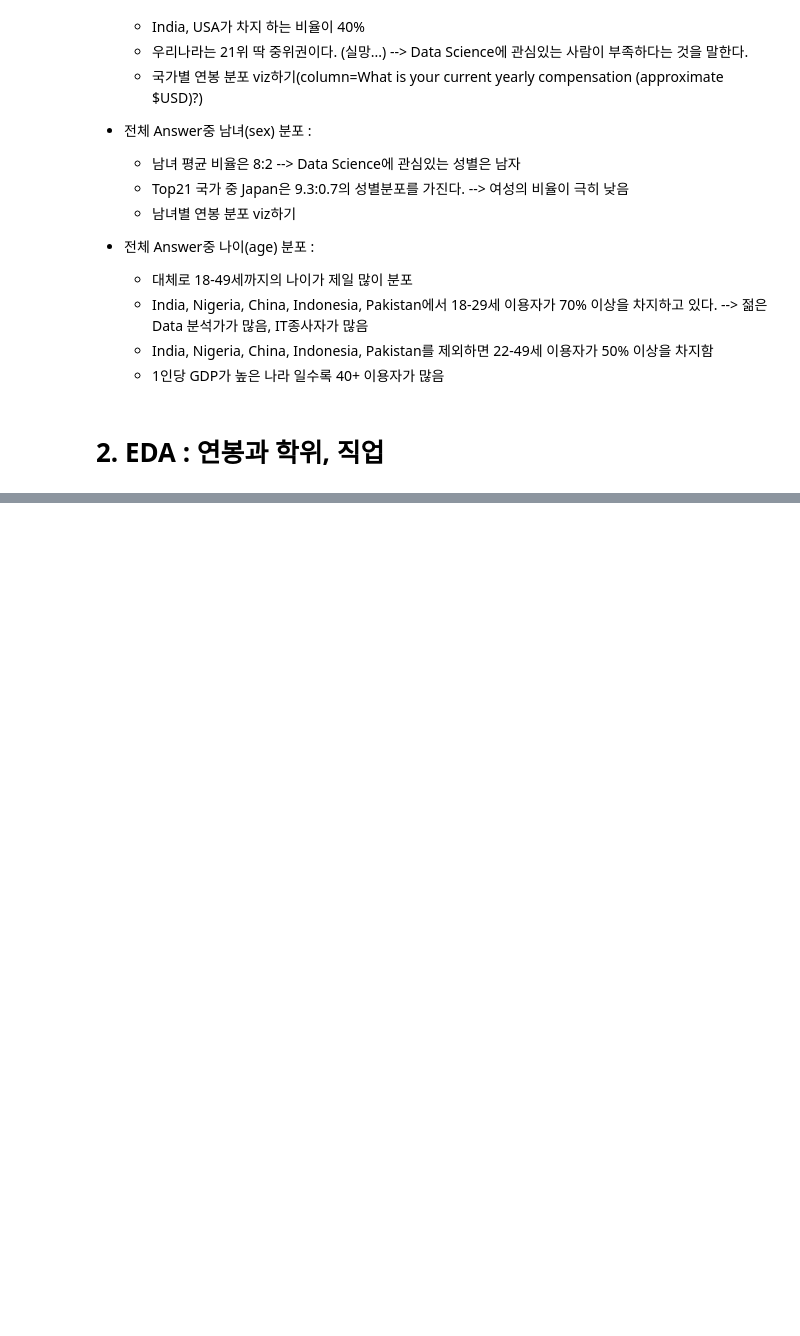
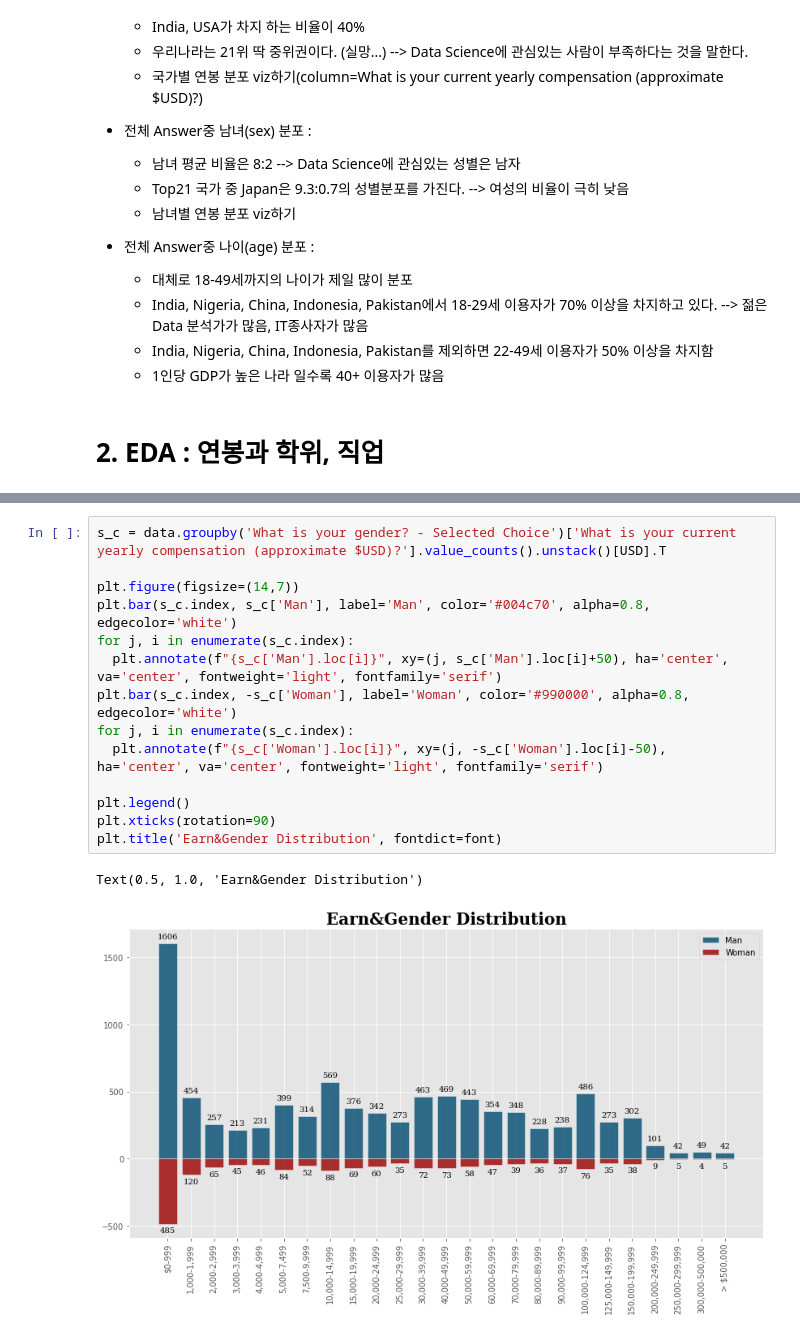
Before and after one commit to O-Kpy/Project, a Jupyter notebook: Kaggle_Survey_viz_Project.ipynb, the cells around one changed output, grey strips where cells are left out. Saved outputs shown, nothing was run; the diff lists cells and outputs as text; blank space fills up the shorter version.

```diff
--- a/Kaggle_Survey_viz_Project.ipynb
+++ b/Kaggle_Survey_viz_Project.ipynb
@@ -125,0 +141,17 @@ Text(0.5, 0.98, 'Distribution of Age by country')
+# %%
+s_c = data.groupby('What is your gender? - Selected Choice')['What is your current yearly compensation (approximate $USD)?'].value_counts().unstack()[USD].T
+
+plt.figure(figsize=(14,7))
+plt.bar(s_c.index, s_c['Man'], label='Man', color='#004c70', alpha=0.8, edgecolor='white')
+for j, i in enumerate(s_c.index):
+  plt.annotate(f"{s_c['Man'].loc[i]}", xy=(j, s_c['Man'].loc[i]+50), ha='center', va='center', fontweight='light', fontfamily='serif')
+plt.bar(s_c.index, -s_c['Woman'], label='Woman', color='#990000', alpha=0.8, edgecolor='white')
+for j, i in enumerate(s_c.index):
+  plt.annotate(f"{s_c['Woman'].loc[i]}", xy=(j, -s_c['Woman'].loc[i]-50), ha='center', va='center', fontweight='light', fontfamily='serif')
+
+plt.legend()
+plt.xticks(rotation=90)
+plt.title('Earn&Gender Distribution', fontdict=font)
+# %% [output]
+Text(0.5, 1.0, 'Earn&Gender Distribution')
+[figure, added]
```
Also changed, not shown: parts of 5 cells of this notebook.
